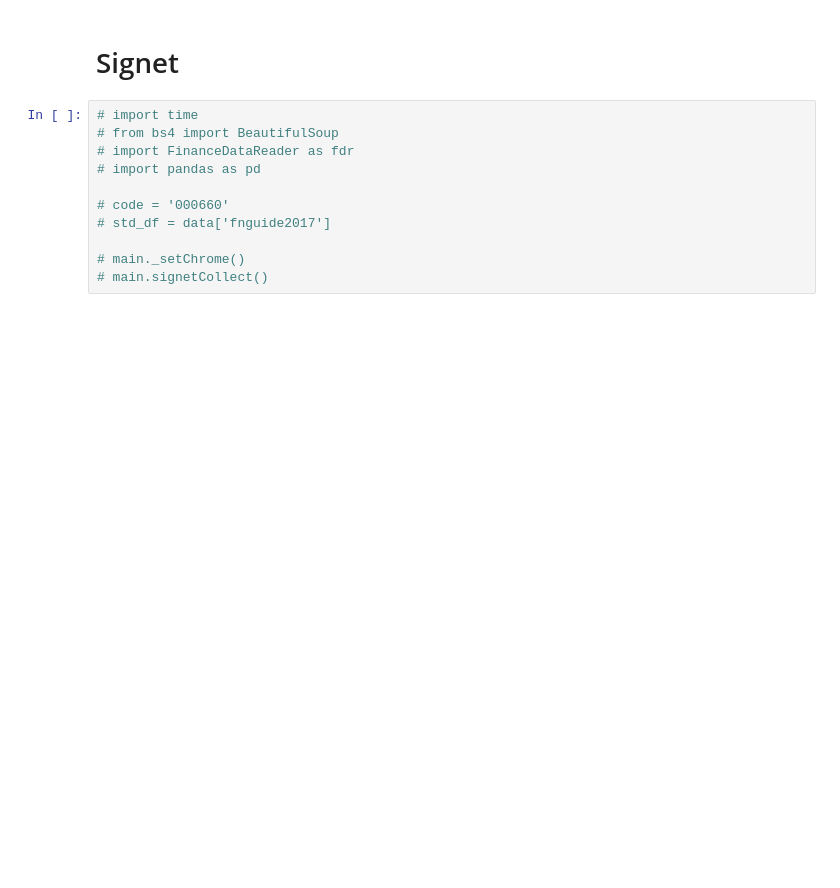
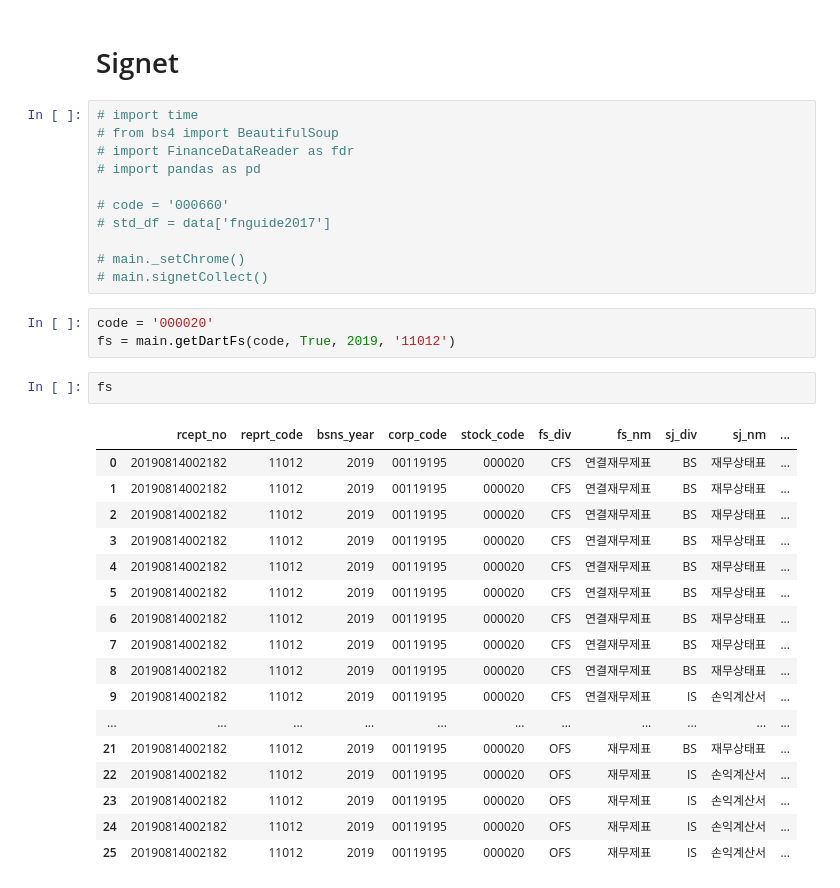
Before and after one commit to choi97201/DartFss, a Jupyter notebook: new_collector2.ipynb, the cells around one changed output. Saved outputs shown, nothing was run; the diff lists cells and outputs as text; blank space fills up the shorter version.

```diff
--- a/new_collector2.ipynb
+++ b/new_collector2.ipynb
@@ -81,3 +192,26 @@ for code in code_list[10:]:
 
 # main._setChrome()
 # main.signetCollect()
+# %%
+code = '000020'
+fs = main.getDartFs(code, True, 2019, '11012')
+# %%
+fs
+# %% [output]
+|  | rcept_no | reprt_code | bsns_year | corp_code | stock_code | fs_div | fs_nm | sj_div | sj_nm | ... |
+| 0 | 20190814002182 | 11012 | 2019 | 00119195 | 000020 | CFS | 연결재무제표 | BS | 재무상태표 | ... |
+| 1 | 20190814002182 | 11012 | 2019 | 00119195 | 000020 | CFS | 연결재무제표 | BS | 재무상태표 | ... |
+| 2 | 20190814002182 | 11012 | 2019 | 00119195 | 000020 | CFS | 연결재무제표 | BS | 재무상태표 | ... |
+| 3 | 20190814002182 | 11012 | 2019 | 00119195 | 000020 | CFS | 연결재무제표 | BS | 재무상태표 | ... |
+| 4 | 20190814002182 | 11012 | 2019 | 00119195 | 000020 | CFS | 연결재무제표 | BS | 재무상태표 | ... |
+| 5 | 20190814002182 | 11012 | 2019 | 00119195 | 000020 | CFS | 연결재무제표 | BS | 재무상태표 | ... |
+| 6 | 20190814002182 | 11012 | 2019 | 00119195 | 000020 | CFS | 연결재무제표 | BS | 재무상태표 | ... |
+| 7 | 20190814002182 | 11012 | 2019 | 00119195 | 000020 | CFS | 연결재무제표 | BS | 재무상태표 | ... |
+| 8 | 20190814002182 | 11012 | 2019 | 00119195 | 000020 | CFS | 연결재무제표 | BS | 재무상태표 | ... |
+| 9 | 20190814002182 | 11012 | 2019 | 00119195 | 000020 | CFS | 연결재무제표 | IS | 손익계산서 | ... |
+| ... | ... | ... | ... | ... | ... | ... | ... | ... | ... | ... |
+| 21 | 20190814002182 | 11012 | 2019 | 00119195 | 000020 | OFS | 재무제표 | BS | 재무상태표 | ... |
+| 22 | 20190814002182 | 11012 | 2019 | 00119195 | 000020 | OFS | 재무제표 | IS | 손익계산서 | ... |
+| 23 | 20190814002182 | 11012 | 2019 | 00119195 | 000020 | OFS | 재무제표 | IS | 손익계산서 | ... |
+| 24 | 20190814002182 | 11012 | 2019 | 00119195 | 000020 | OFS | 재무제표 | IS | 손익계산서 | ... |
+| 25 | 20190814002182 | 11012 | 2019 | 00119195 | 000020 | OFS | 재무제표 | IS | 손익계산서 | ... |
```
Also changed, not shown: parts of 5 cells of this notebook, 1 other file.
